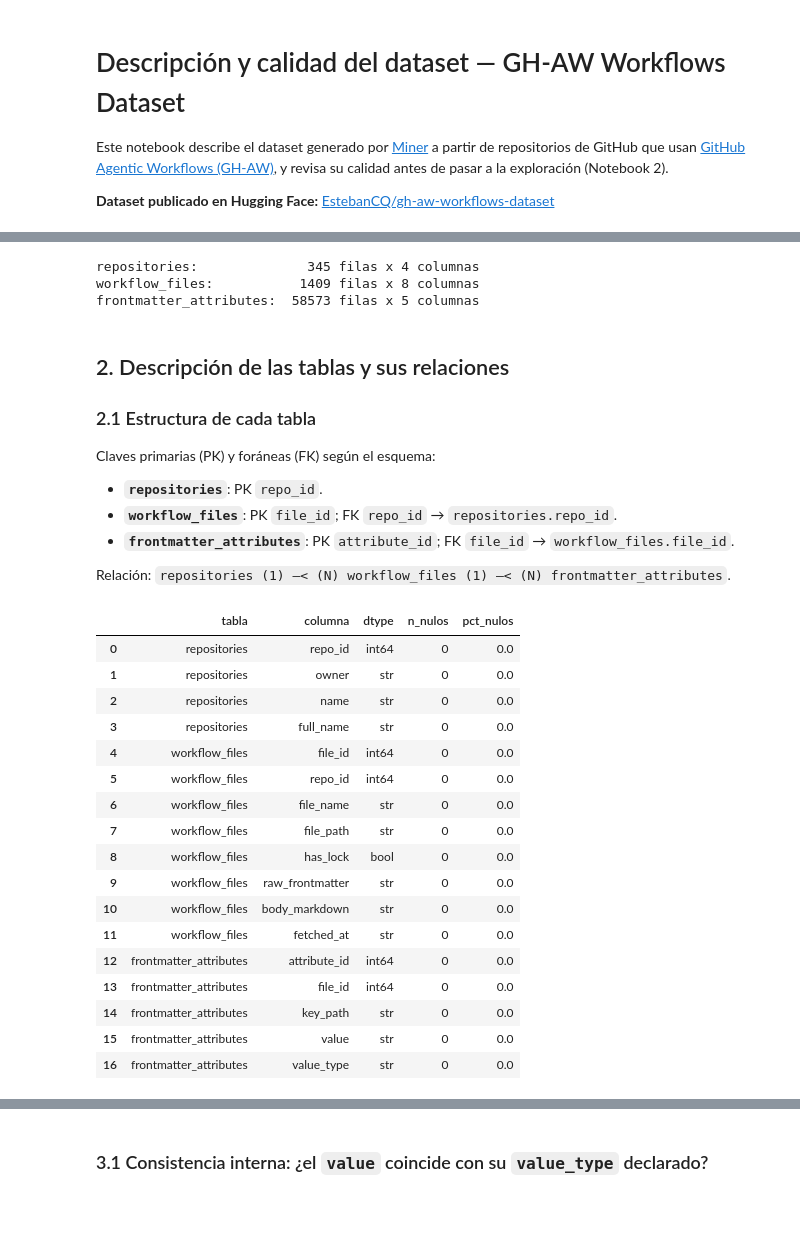
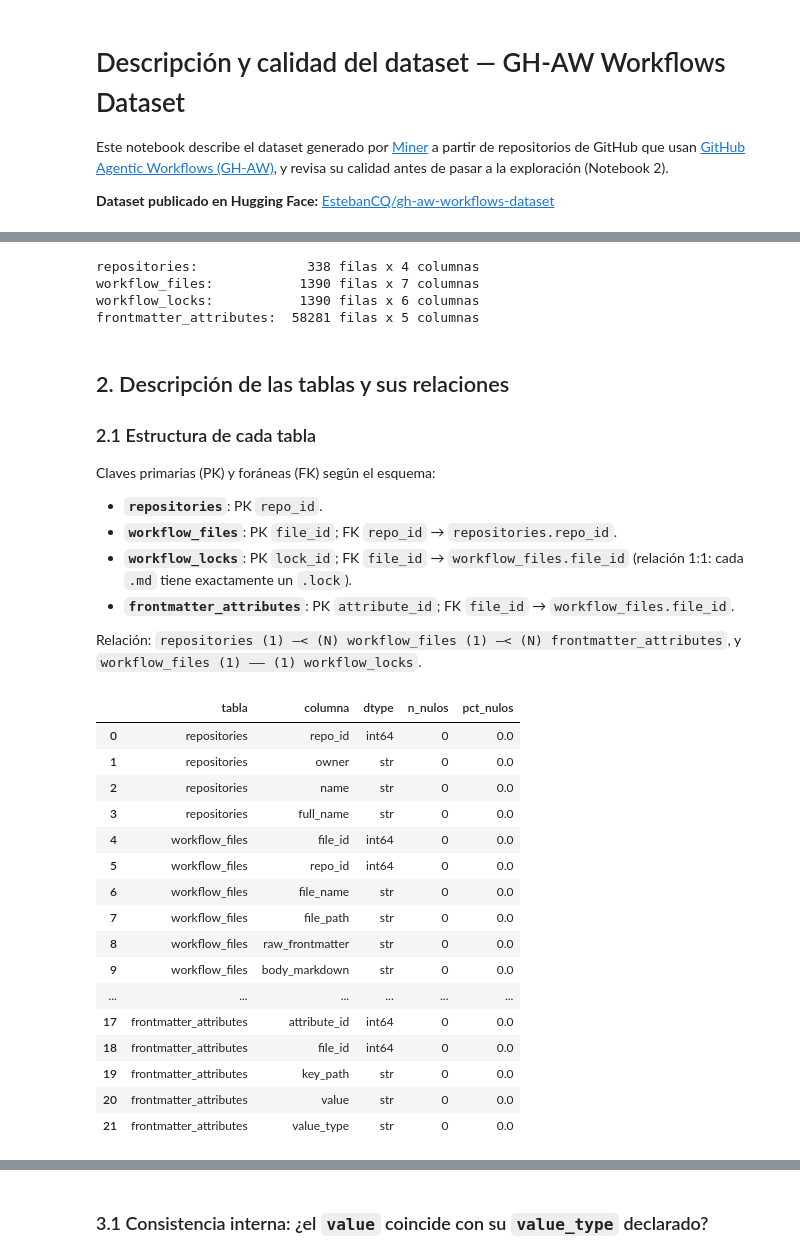
Before and after one commit to Nero-test/miner_Ing_Datos, a Jupyter notebook: eda/01_descripcion_y_calidad.ipynb, the cells around one changed output, grey strips where cells are left out. Saved outputs shown, nothing was run; the diff lists cells and outputs as text; code cells hidden in the pictures; blank space fills up the shorter version.

```diff
--- a/eda/01_descripcion_y_calidad.ipynb
+++ b/eda/01_descripcion_y_calidad.ipynb
@@ -34,15 +35,18 @@ DATA_DIR = Path("data/raw")
 
 repositories = pd.read_parquet(DATA_DIR / "repositories.parquet")
 workflow_files = pd.read_parquet(DATA_DIR / "workflow_files.parquet")
+workflow_locks = pd.read_parquet(DATA_DIR / "workflow_locks.parquet")
 frontmatter_attributes = pd.read_parquet(DATA_DIR / "frontmatter_attributes.parquet")
 
 print(f"repositories:           {repositories.shape[0]:>6} filas x {repositories.shape[1]} columnas")
 print(f"workflow_files:         {workflow_files.shape[0]:>6} filas x {workflow_files.shape[1]} columnas")
+print(f"workflow_locks:         {workflow_locks.shape[0]:>6} filas x {workflow_locks.shape[1]} columnas")
 print(f"frontmatter_attributes: {frontmatter_attributes.shape[0]:>6} filas x {frontmatter_attributes.shape[1]} columnas")
 # %% [output]
-repositories:              345 filas x 4 columnas
-workflow_files:           1409 filas x 8 columnas
-frontmatter_attributes:  58573 filas x 5 columnas
+repositories:              338 filas x 4 columnas
+workflow_files:           1390 filas x 7 columnas
+workflow_locks:           1390 filas x 6 columnas
+frontmatter_attributes:  58281 filas x 5 columnas
 # %% [markdown]
 ## 2. Descripción de las tablas y sus relaciones
 
@@ -52,44 +56,46 @@ Claves primarias (PK) y foráneas (FK) según el esquema:
 
 - **`repositories`**: PK `repo_id`.
 - **`workflow_files`**: PK `file_id`; FK `repo_id` → `repositories.repo_id`.
+- **`workflow_locks`**: PK `lock_id`; FK `file_id` → `workflow_files.file_id` (relación 1:1: cada `.md` tiene exactamente un `.lock`).
 - **`frontmatter_attributes`**: PK `attribute_id`; FK `file_id` → `workflow_files.file_id`.
 
-Relación: `repositories (1) —< (N) workflow_files (1) —< (N) frontmatter_attributes`.
+Relación: `repositories (1) —< (N) workflow_files (1) —< (N) frontmatter_attributes`,
+y `workflow_files (1) —— (1) workflow_locks`.
 # %%
 def describe_table(df: pd.DataFrame, name: str) -> pd.DataFrame:
     return pd.DataFrame({
         "columna": df.columns,
         "dtype": [str(t) for t in df.dtypes],
         "n_nulos": df.isna().sum().values,
         "pct_nulos": (df.isna().mean() * 100).round(2).values,
     }).assign(tabla=name)
 
 resumen = pd.concat([
     describe_table(repositories, "repositories"),
     describe_table(workflow_files, "workflow_files"),
+    describe_table(workflow_locks, "workflow_locks"),
     describe_table(frontmatter_attributes, "frontmatter_attributes"),
 ], ignore_index=True)[["tabla", "columna", "dtype", "n_nulos", "pct_nulos"]]
 
 resumen
 # %% [output]
 |  | tabla | columna | dtype | n_nulos | pct_nulos |
 | 0 | repositories | repo_id | int64 | 0 | 0.0 |
 | 1 | repositories | owner | str | 0 | 0.0 |
 | 2 | repositories | name | str | 0 | 0.0 |
 | 3 | repositories | full_name | str | 0 | 0.0 |
 | 4 | workflow_files | file_id | int64 | 0 | 0.0 |
 | 5 | workflow_files | repo_id | int64 | 0 | 0.0 |
 | 6 | workflow_files | file_name | str | 0 | 0.0 |
 | 7 | workflow_files | file_path | str | 0 | 0.0 |
-| 8 | workflow_files | has_lock | bool | 0 | 0.0 |
-| 9 | workflow_files | raw_frontmatter | str | 0 | 0.0 |
-| 10 | workflow_files | body_markdown | str | 0 | 0.0 |
-| 11 | workflow_files | fetched_at | str | 0 | 0.0 |
-| 12 | frontmatter_attributes | attribute_id | int64 | 0 | 0.0 |
-| 13 | frontmatter_attributes | file_id | int64 | 0 | 0.0 |
-| 14 | frontmatter_attributes | key_path | str | 0 | 0.0 |
-| 15 | frontmatter_attributes | value | str | 0 | 0.0 |
-| 16 | frontmatter_attributes | value_type | str | 0 | 0.0 |
+| 8 | workflow_files | raw_frontmatter | str | 0 | 0.0 |
+| 9 | workflow_files | body_markdown | str | 0 | 0.0 |
+| ... | ... | ... | ... | ... | ... |
+| 17 | frontmatter_attributes | attribute_id | int64 | 0 | 0.0 |
+| 18 | frontmatter_attributes | file_id | int64 | 0 | 0.0 |
+| 19 | frontmatter_attributes | key_path | str | 0 | 0.0 |
+| 20 | frontmatter_attributes | value | str | 0 | 0.0 |
+| 21 | frontmatter_attributes | value_type | str | 0 | 0.0 |
 # %% [markdown]
 ### 2.2 Repositorios y archivos únicos (distinguiendo de la cantidad de filas)
 
```
Also changed, not shown: parts of 11 cells of this notebook, 13 other files.
